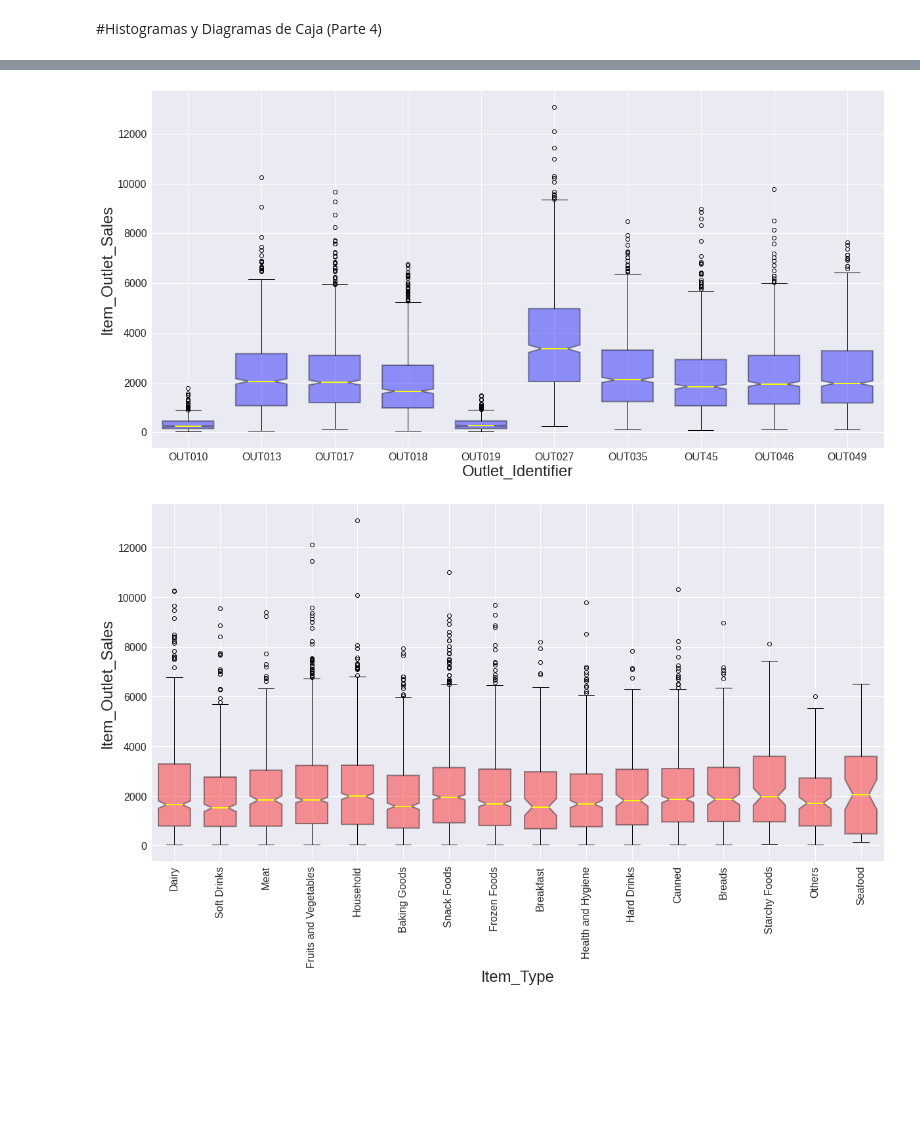
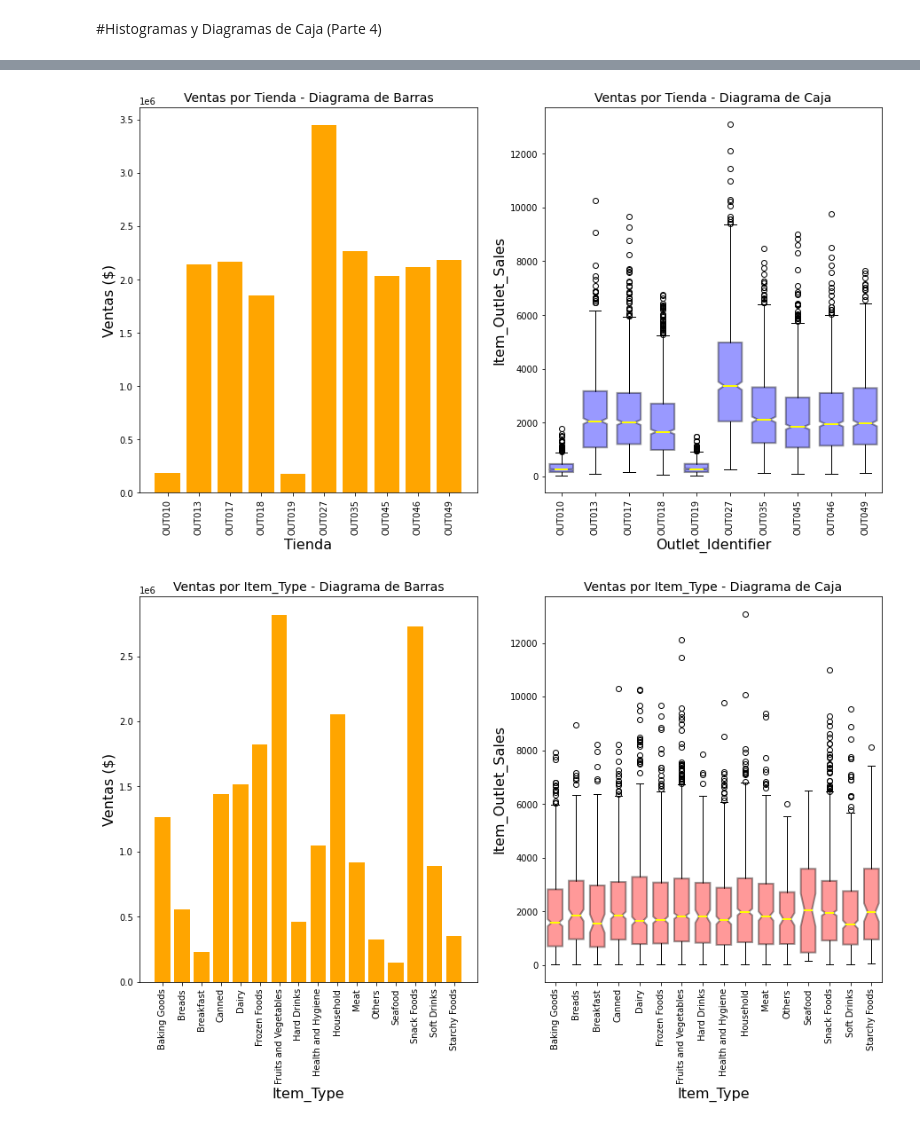
Before and after one commit to JGuarnizo/Sales-Predictions, a Jupyter notebook: Cleaning_Data.ipynb, the cells around one changed output, grey strips where cells are left out. Saved outputs shown, nothing was run; the diff lists cells and outputs as text; code cells hidden in the pictures; blank space fills up the shorter version.

```diff
--- a/Cleaning_Data.ipynb
+++ b/Cleaning_Data.ipynb
@@ -197,6 +224,8 @@ OUT018    1.851823e+06
 OUT010    1.883402e+05
 OUT019    1.796941e+05
 Name: Item_Outlet_Sales, dtype: float64
+# %%
+df['Outlet_Size']=df['Outlet_Size'].fillna('Unknown')
 # %% [markdown]
 ##Rellenar valores Item_Weight
 * Enfoque 1:
@@ -577,37 +582,55 @@ memory usage: 1.2+ MB
 # %%
 #Diagrama de caja
 #Muestra la distribución de todas las ventas que tiene cada tienda.
-fig, axes = plt.subplots(nrows = 1, ncols = 1, figsize = (20,10));
-axes.boxplot([df_final.loc[df_final.Outlet_Identifier=='OUT010','Item_Outlet_Sales']
+fig, axes = plt.subplots(nrows = 1, ncols = 2, figsize = (15,8));
+
+sales_outlet=df_final.groupby(['Outlet_Identifier'])[['Item_Outlet_Sales']].sum()
+axes[0].bar(sales_outlet.index,sales_outlet.values.ravel(),color='orange')
+axes[0].tick_params(axis='x', labelrotation=90)
+axes[0].set_xlabel('Tienda', fontsize=16)
+axes[0].set_ylabel('Ventas ($)', fontsize=16)
+axes[0].set_title('Ventas por Tienda - Diagrama de Barras', fontsize=14);
+
+
+axes[1].boxplot([df_final.loc[df_final.Outlet_Identifier=='OUT010','Item_Outlet_Sales']
               ,df_final.loc[df_final.Outlet_Identifier=='OUT013','Item_Outlet_Sales']
               ,df_final.loc[df_final.Outlet_Identifier=='OUT017','Item_Outlet_Sales']
               ,df_final.loc[df_final.Outlet_Identifier=='OUT018','Item_Outlet_Sales']
               ,df_final.loc[df_final.Outlet_Identifier=='OUT019','Item_Outlet_Sales']
               ,df_final.loc[df_final.Outlet_Identifier=='OUT027','Item_Outlet_Sales']
               ,df_final.loc[df_final.Outlet_Identifier=='OUT035','Item_Outlet_Sales']
               ,df_final.loc[df_final.Outlet_Identifier=='OUT045','Item_Outlet_Sales']
               ,df_final.loc[df_final.Outlet_Identifier=='OUT046','Item_Outlet_Sales']
               ,df_final.loc[df_final.Outlet_Identifier=='OUT049','Item_Outlet_Sales']
               ],
-           labels=['OUT010', 'OUT013','OUT017', 'OUT018','OUT019', 'OUT027','OUT035', 'OUT45','OUT046', 'OUT049'],
+           labels=sales_outlet.index,
            notch = True,
            widths = .7,
            patch_artist=True,
            medianprops = dict(linestyle='-', linewidth=2, color='Yellow'),
            boxprops = dict(linestyle='--', linewidth=2, color='Black', facecolor = 'blue', alpha = .4)
           );
-plt.xticks(fontsize = 16)
-plt.yticks(fontsize = 16)
-plt.xlabel('Outlet_Identifier', fontsize=24)
-plt.ylabel('Item_Outlet_Sales', fontsize=24);
+axes[1].tick_params(axis='x', labelrotation=90)
+axes[1].set_xlabel('Outlet_Identifier', fontsize=16)
+axes[1].set_ylabel('Item_Outlet_Sales', fontsize=16)
+axes[1].set_title('Ventas por Tienda - Diagrama de Caja', fontsize=14);
 # %% [output]
-[figure, old version]
+[figure, new version]
 # %%
 #Diagrama de caja
 #Muestra la distribución de todas las ventas según las categorías de producto.
-tipos_item=df_final['Item_Type'].unique()
-fig, axes = plt.subplots(nrows = 1, ncols = 1, figsize = (20,10));
-axes.boxplot([df_final.loc[df_final.Item_Type==tipos_item[0],'Item_Outlet_Sales']
+fig, axes = plt.subplots(nrows = 1, ncols = 2, figsize = (15,8));
+sales_item=df_final.groupby(['Item_Type'])[['Item_Outlet_Sales']].sum()
+
+axes[0].bar(sales_item.index, sales_item.values.ravel(), color='orange')
+axes[0].tick_params(axis='x', labelrotation=90)
+axes[0].set_xlabel('Item_Type', fontsize=16)
+axes[0].set_ylabel('Ventas ($)', fontsize=16)
+axes[0].set_title('Ventas por Item_Type - Diagrama de Barras', fontsize=14);
+
+
+tipos_item=sales_item.index
+axes[1].boxplot([df_final.loc[df_final.Item_Type==tipos_item[0],'Item_Outlet_Sales']
               ,df_final.loc[df_final.Item_Type==tipos_item[1],'Item_Outlet_Sales']
               ,df_final.loc[df_final.Item_Type==tipos_item[2],'Item_Outlet_Sales']
               ,df_final.loc[df_final.Item_Type==tipos_item[3],'Item_Outlet_Sales']
@@ -631,9 +654,11 @@ axes.boxplot([df_final.loc[df_final.Item_Type==tipos_item[0],'Item_Outlet_Sales'
            medianprops = dict(linestyle='-', linewidth=2, color='Yellow'),
            boxprops = dict(linestyle='--', linewidth=2, color='Black', facecolor = 'red', alpha = .4)
           );
-plt.xticks(fontsize = 16, rotation=90 )
-plt.yticks(fontsize = 16)
-plt.xlabel('Item_Type', fontsize=24)
-plt.ylabel('Item_Outlet_Sales', fontsize=24);
+#plt.xticks(fontsize = 16, rotation=90 )
+#plt.yticks(fontsize = 16)
+axes[1].tick_params(axis='x', labelrotation=90)
+axes[1].set_xlabel('Item_Type', fontsize=16)
+axes[1].set_ylabel('Item_Outlet_Sales', fontsize=16);
+axes[1].set_title('Ventas por Item_Type - Diagrama de Caja', fontsize=14);
 # %% [output]
-[figure, old version]
+[figure, new version]
```
Also changed, not shown: parts of 28 cells of this notebook.
